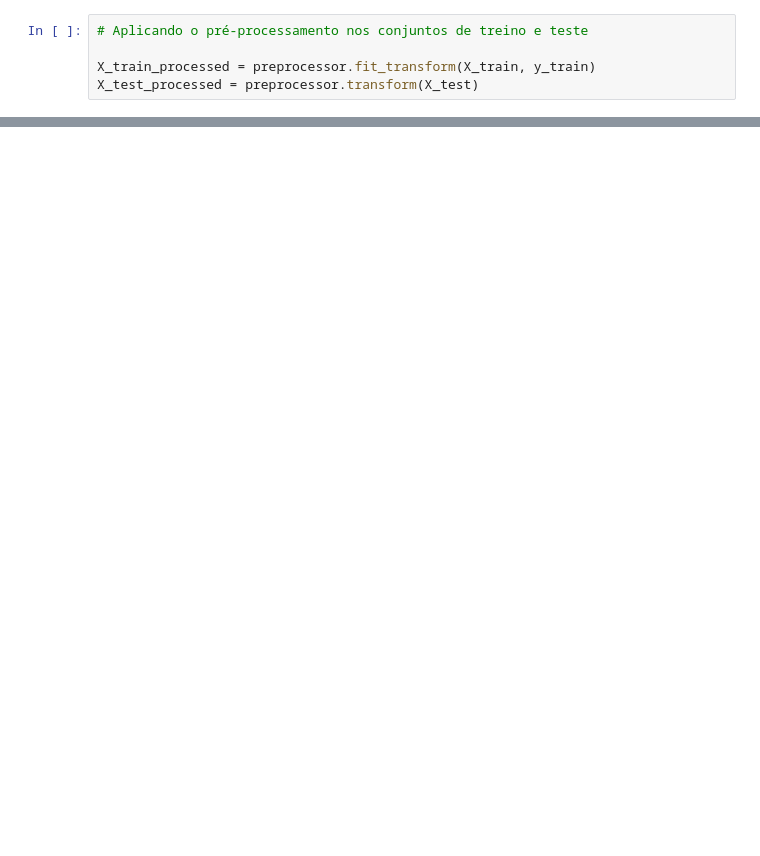
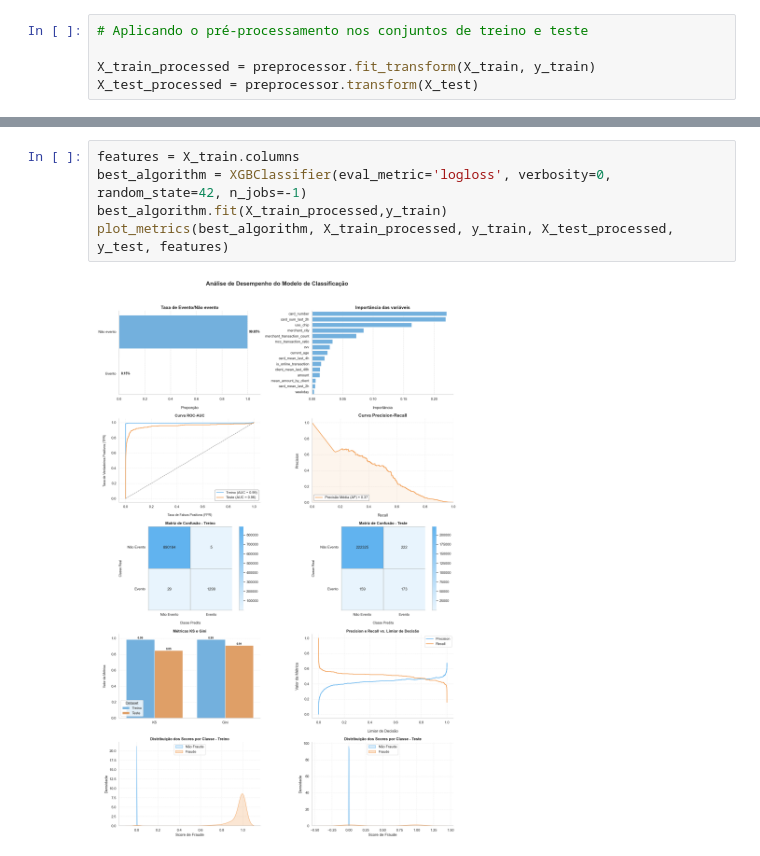
Before and after one commit to emso-exe/Deteccao_de_fraude_em_transacoes_financeiras, a Jupyter notebook: 003_modelagem_preditiva.ipynb, the cells around one changed output, grey strips where cells are left out. Saved outputs shown, nothing was run; the diff lists cells and outputs as text; blank space fills up the shorter version.

```diff
--- a/003_modelagem_preditiva.ipynb
+++ b/003_modelagem_preditiva.ipynb
@@ -366,0 +743,7 @@ Shape de X_test após transformação:  (178303, 140)
+# %%
+features = X_train.columns
+best_algorithm = XGBClassifier(eval_metric='logloss', verbosity=0, random_state=42, n_jobs=-1)
+best_algorithm.fit(X_train_processed,y_train)
+plot_metrics(best_algorithm, X_train_processed, y_train, X_test_processed, y_test, features)
+# %% [output]
+[figure, added]
```
Also changed, not shown: parts of 20 cells of this notebook.
